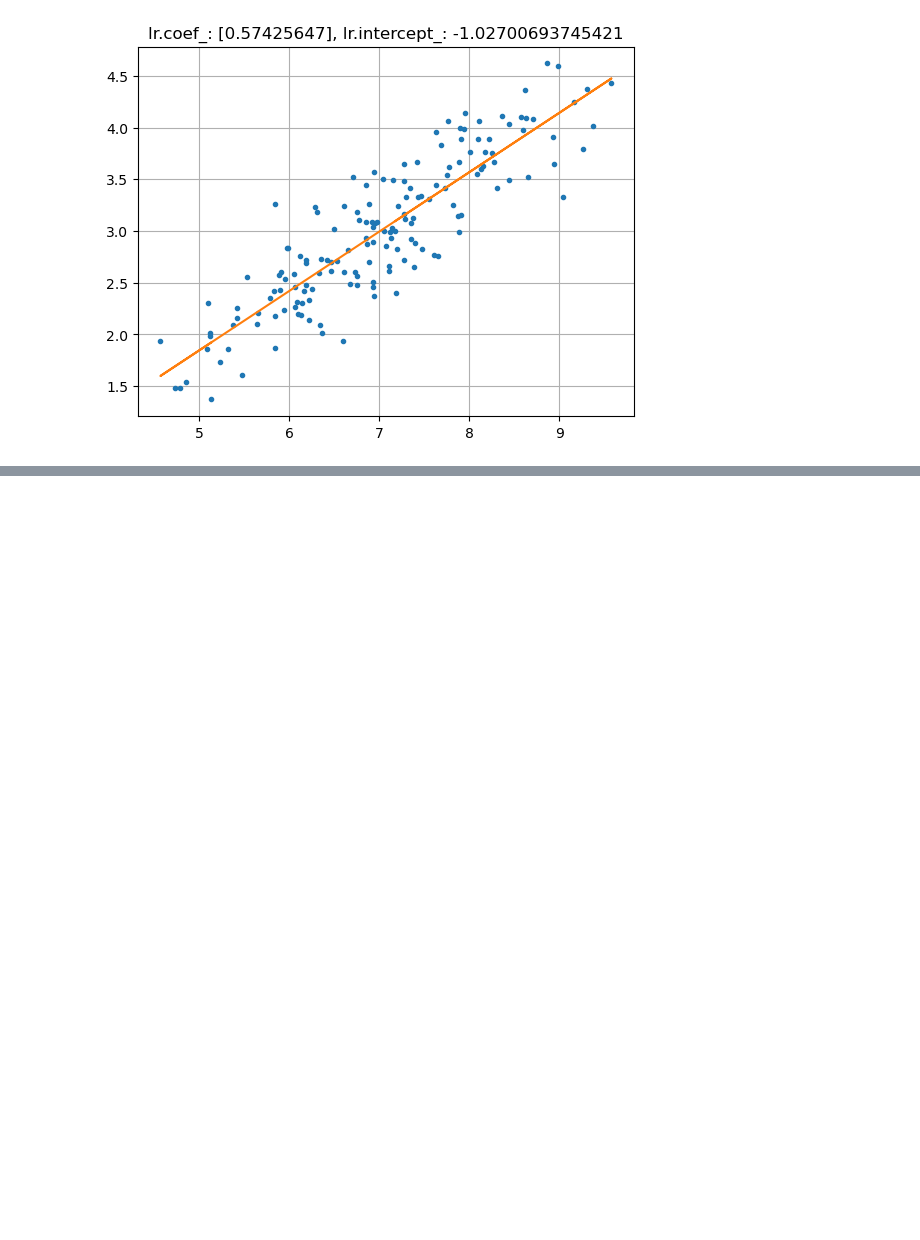
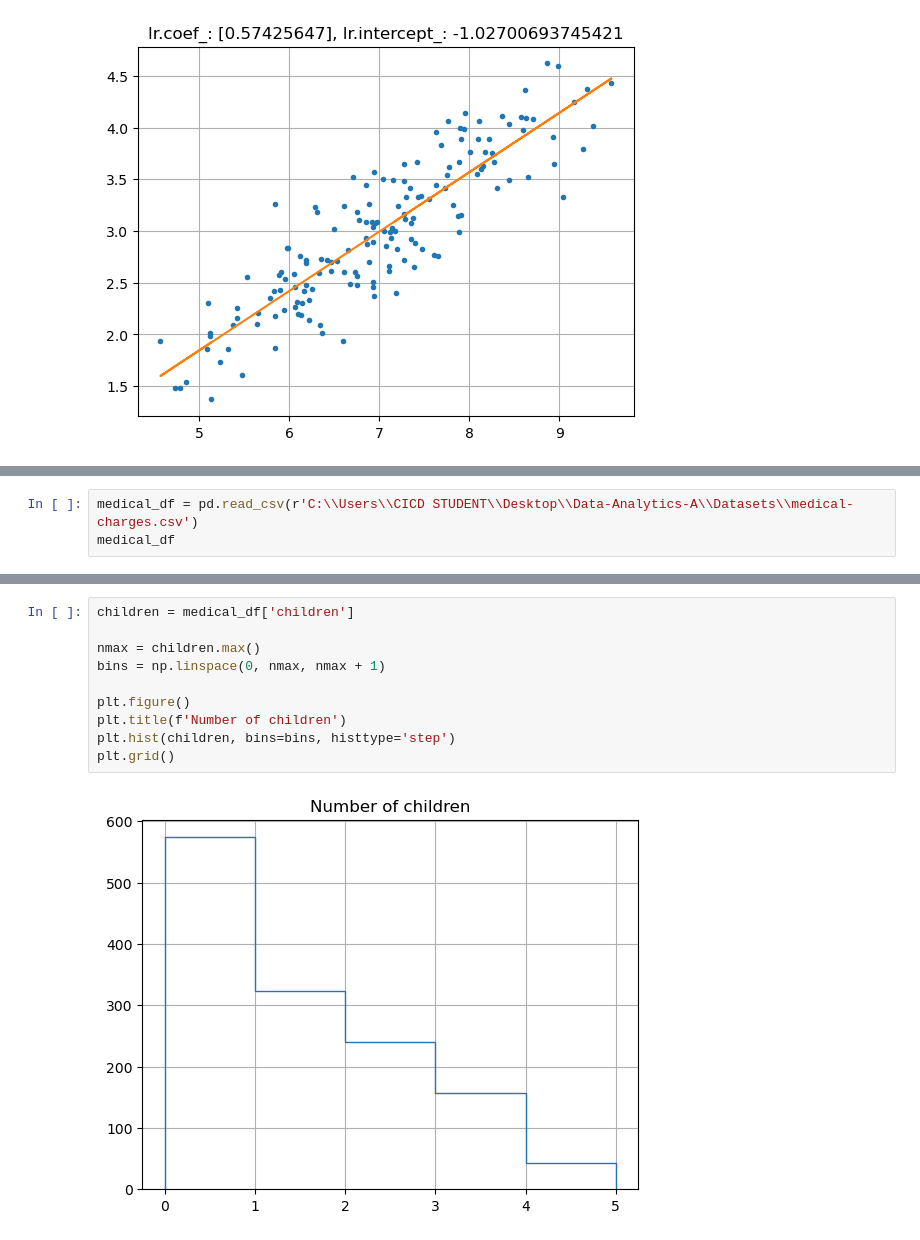
Before and after one commit to sandra-biology/Data-Analytics-A, a Jupyter notebook: Linear regression practice.ipynb, the cells around one changed output, grey strips where cells are left out. Drawn from its saved outputs; the diff is of its cells as text; blank space fills up the shorter version.

```diff
--- a/Linear regression practice.ipynb
+++ b/Linear regression practice.ipynb
@@ -84,0 +106,3 @@ rmse: 11.945715223570827
+# %%
+medical_df = pd.read_csv(r'C:\\Users\\CICD STUDENT\\Desktop\\Data-Analytics-A\\Datasets\\medical-charges.csv')
+medical_df
@@ -84,0 +142,12 @@ rmse: 11.945715223570827
+# %%
+children = medical_df['children']
+
+nmax = children.max()
+bins = np.linspace(0, nmax, nmax + 1)
+
+plt.figure()
+plt.title(f'Number of children')
+plt.hist(children, bins=bins, histtype='step')
+plt.grid()
+# %% [output]
+[figure, added]
```
Also changed, not shown: parts of 60 cells of this notebook.
